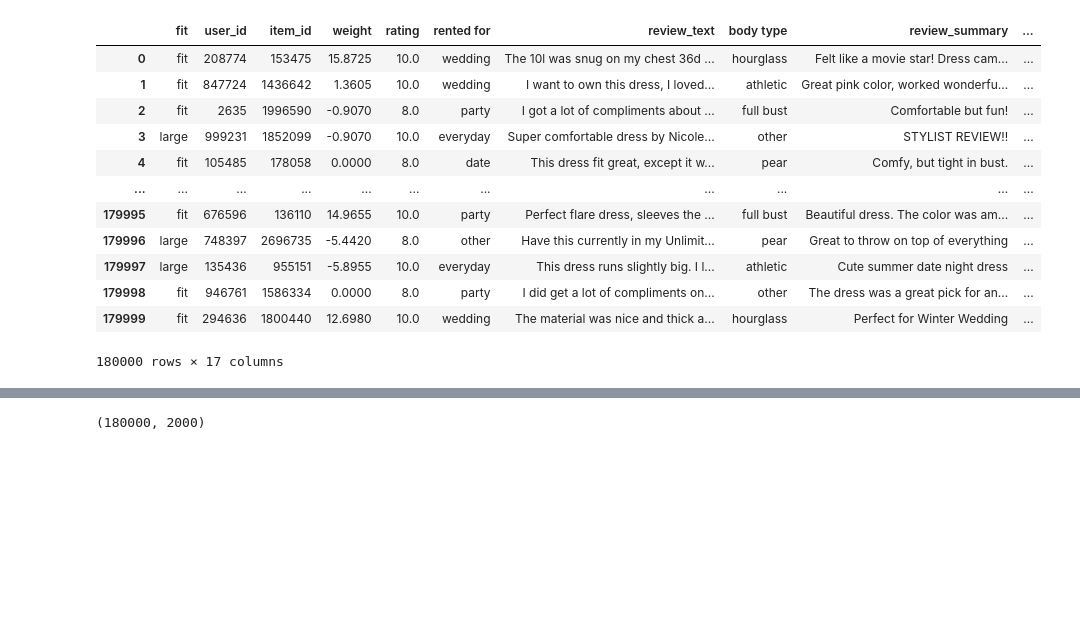
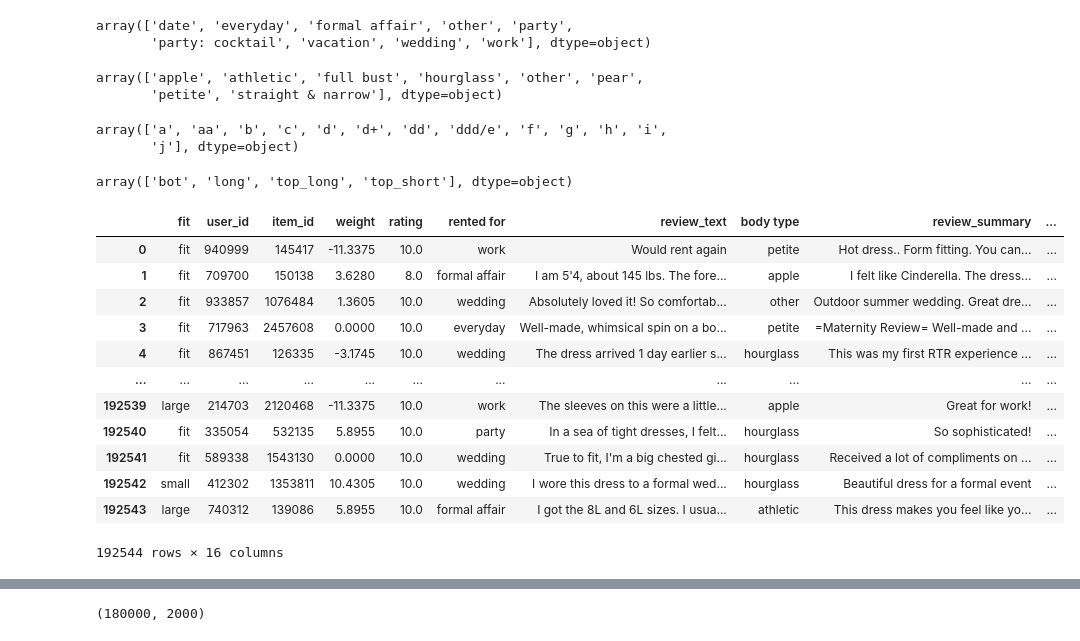
Before and after one commit to Kennnnn774/clothing-fit-classification, a Jupyter notebook: 塞model.ipynb, the cells around one changed output, grey strips where cells are left out. Drawn from its saved outputs; the diff is of its cells as text; code cells hidden in the pictures; blank space fills up the shorter version.

```diff
--- a/塞model.ipynb
+++ b/塞model.ipynb
@@ -54,19 +54,38 @@ valid = rent[180000:]
 # %%
 y_train = train.fit
 y_valid = valid.fit
-# %%
-train
-# %% [output]
-|  | fit | user_id | item_id | weight | rating | rented for | review_text | body type | review_summary | ... |
-| 0 | fit | 208774 | 153475 | 15.8725 | 10.0 | wedding | The 10l was snug on my chest 36d ... | hourglass | Felt like a movie star! Dress cam... | ... |
-| 1 | fit | 847724 | 1436642 | 1.3605 | 10.0 | wedding | I want to own this dress, I loved... | athletic | Great pink color, worked wonderfu... | ... |
-| 2 | fit | 2635 | 1996590 | -0.9070 | 8.0 | party | I got a lot of compliments about ... | full bust | Comfortable but fun! | ... |
-| 3 | large | 999231 | 1852099 | -0.9070 | 10.0 | everyday | Super comfortable dress by Nicole... | other | STYLIST REVIEW!! | ... |
-| 4 | fit | 105485 | 178058 | 0.0000 | 8.0 | date | This dress fit great, except it w... | pear | Comfy, but tight in bust. | ... |
-| ... | ... | ... | ... | ... | ... | ... | ... | ... | ... | ... |
-| 179995 | fit | 676596 | 136110 | 14.9655 | 10.0 | party | Perfect flare dress, sleeves the ... | full bust | Beautiful dress. The color was am... | ... |
-| 179996 | large | 748397 | 2696735 | -5.4420 | 8.0 | other | Have this currently in my Unlimit... | pear | Great to throw on top of everything | ... |
-| 179997 | large | 135436 | 955151 | -5.8955 | 10.0 | everyday | This dress runs slightly big. I l... | athletic | Cute summer date night dress | ... |
-| 179998 | fit | 946761 | 1586334 | 0.0000 | 8.0 | party | I did get a lot of compliments on... | other | The dress was a great pick for an... | ... |
-| 179999 | fit | 294636 | 1800440 | 12.6980 | 10.0 | wedding | The material was nice and thick a... | hourglass | Perfect for Winter Wedding | ... |
-180000 rows × 17 columns
+# %%
+np.unique(rent['rented for'])
+# %% [output]
+array(['date', 'everyday', 'formal affair', 'other', 'party',
+       'party: cocktail', 'vacation', 'wedding', 'work'], dtype=object)
+# %%
+np.unique(rent['body type'])
+# %% [output]
+array(['apple', 'athletic', 'full bust', 'hourglass', 'other', 'pear',
+       'petite', 'straight & narrow'], dtype=object)
+# %%
+np.unique(rent['bust_char'])
+# %% [output]
+array(['a', 'aa', 'b', 'c', 'd', 'd+', 'dd', 'ddd/e', 'f', 'g', 'h', 'i',
+       'j'], dtype=object)
+# %%
+np.unique(rent['category'])
+# %% [output]
+array(['bot', 'long', 'top_long', 'top_short'], dtype=object)
+# %%
+rent
+# %% [output]
+|  | fit | user_id | item_id | weight | rating | rented for | review_text | body type | review_summary | ... |
+| 0 | fit | 940999 | 145417 | -11.3375 | 10.0 | work | Would rent again | petite | Hot dress.. Form fitting. You can... | ... |
+| 1 | fit | 709700 | 150138 | 3.6280 | 8.0 | formal affair | I am 5'4, about 145 lbs. The fore... | apple | I felt like Cinderella. The dress... | ... |
+| 2 | fit | 933857 | 1076484 | 1.3605 | 10.0 | wedding | Absolutely loved it! So comfortab... | other | Outdoor summer wedding. Great dre... | ... |
+| 3 | fit | 717963 | 2457608 | 0.0000 | 10.0 | everyday | Well-made, whimsical spin on a bo... | petite | =Maternity Review= Well-made and ... | ... |
+| 4 | fit | 867451 | 126335 | -3.1745 | 10.0 | wedding | The dress arrived 1 day earlier s... | hourglass | This was my first RTR experience ... | ... |
+| ... | ... | ... | ... | ... | ... | ... | ... | ... | ... | ... |
+| 192539 | large | 214703 | 2120468 | -11.3375 | 10.0 | work | The sleeves on this were a little... | apple | Great for work! | ... |
+| 192540 | fit | 335054 | 532135 | 5.8955 | 10.0 | party | In a sea of tight dresses, I felt... | hourglass | So sophisticated! | ... |
+| 192541 | fit | 589338 | 1543130 | 0.0000 | 10.0 | wedding | True to fit, I'm a big chested gi... | hourglass | Received a lot of compliments on ... | ... |
+| 192542 | small | 412302 | 1353811 | 10.4305 | 10.0 | wedding | I wore this dress to a formal wed... | hourglass | Beautiful dress for a formal event | ... |
+| 192543 | large | 740312 | 139086 | 5.8955 | 10.0 | formal affair | I got the 8L and 6L sizes. I usua... | athletic | This dress makes you feel like yo... | ... |
+192544 rows × 16 columns
```
Also changed, not shown: parts of 20 cells of this notebook, 2 other files.
